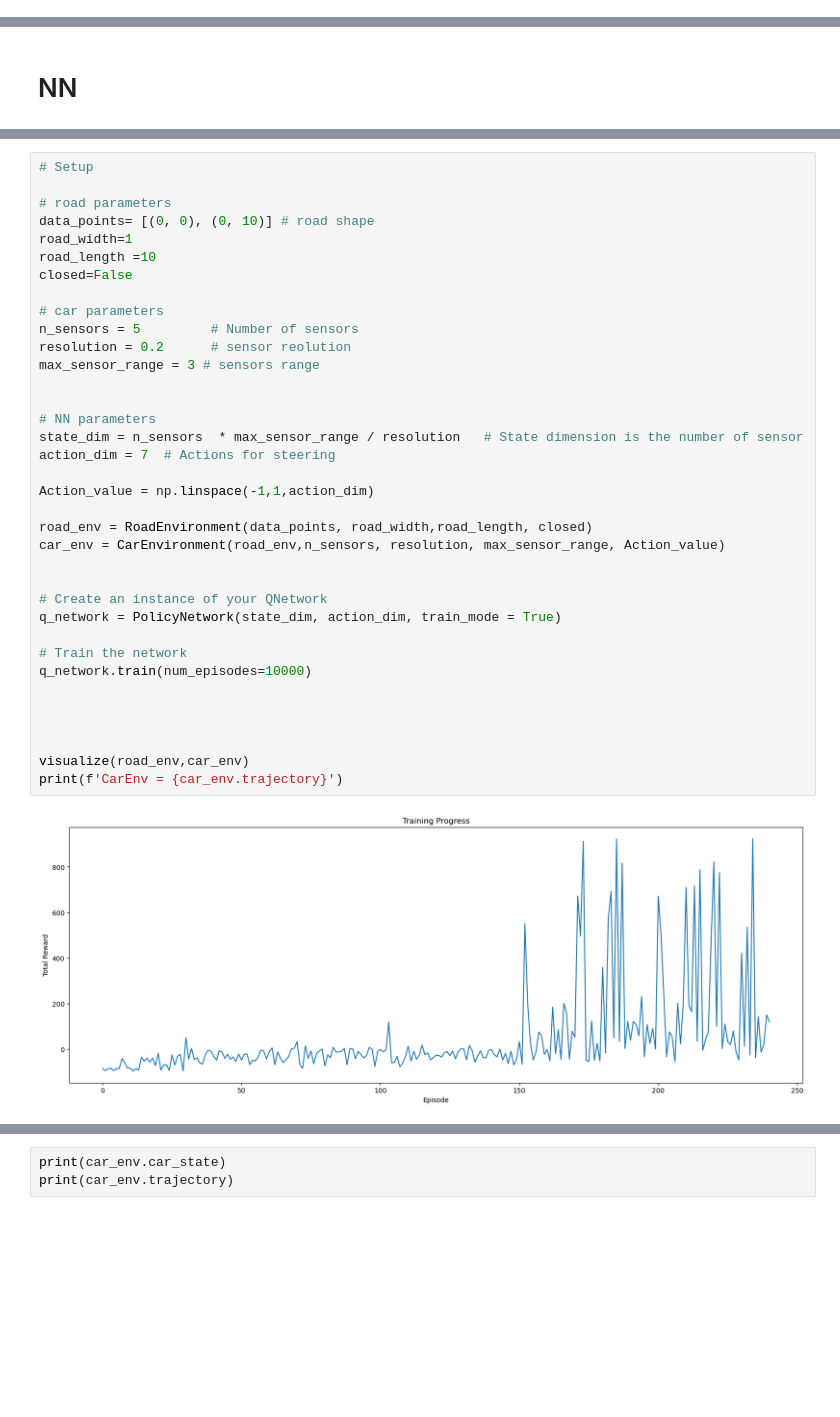
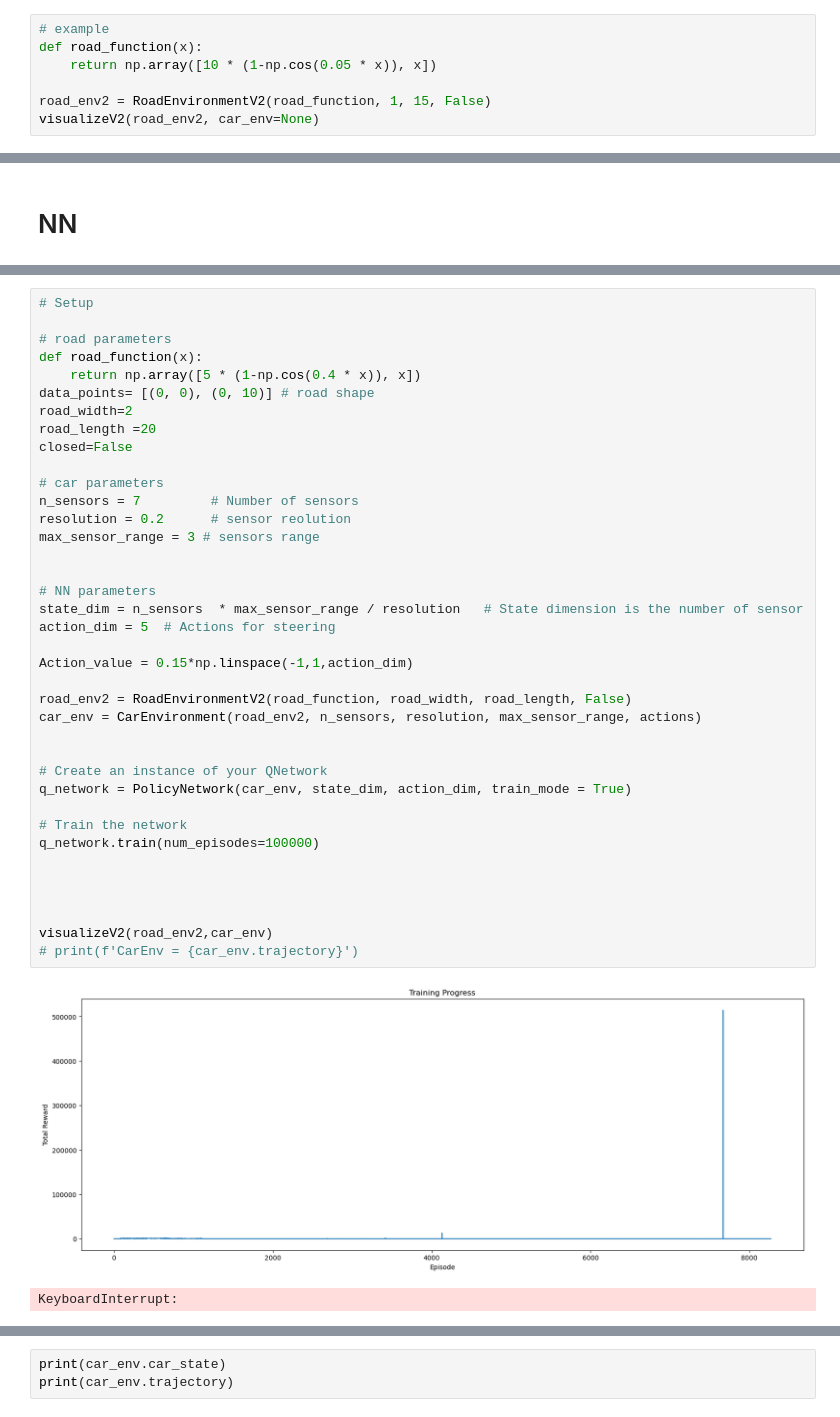
Before and after one commit to OmerShiranC/RL-Project, a Jupyter notebook: DDPG Car.ipynb, the cells around one changed output, grey strips where cells are left out. Cells and saved outputs as stored; diff of their text form; blank space fills up the shorter version.

Commit message:
Add different road shaps
add load trained model and continue training it

# ned to add step limit

```diff
--- a/DDPG Car.ipynb
+++ b/DDPG Car.ipynb
@@ -134,0 +207,7 @@ class RoadEnvironment:
+# %%
+# example
+def road_function(x):
+    return np.array([10 * (1-np.cos(0.05 * x)), x])
+
+road_env2 = RoadEnvironmentV2(road_function, 1, 15, False)
+visualizeV2(road_env2, car_env=None)
@@ -310,38 +430,41 @@ class PolicyNetwork(nn.Module):
 # %%
 # Setup
 
 # road parameters
+def road_function(x):
+    return np.array([5 * (1-np.cos(0.4 * x)), x])
 data_points= [(0, 0), (0, 10)] # road shape
-road_width=1
-road_length =10
+road_width=2
+road_length =20
 closed=False
 
 # car parameters
-n_sensors = 5         # Number of sensors
+n_sensors = 7         # Number of sensors
 resolution = 0.2      # sensor reolution
 max_sensor_range = 3 # sensors range
 
 
 # NN parameters
 state_dim = n_sensors  * max_sensor_range / resolution   # State dimension is the number of sensor
-action_dim = 7  # Actions for steering
+action_dim = 5  # Actions for steering
 
-Action_value = np.linspace(-1,1,action_dim)
+Action_value = 0.15*np.linspace(-1,1,action_dim)
 
-road_env = RoadEnvironment(data_points, road_width,road_length, closed)
-car_env = CarEnvironment(road_env,n_sensors, resolution, max_sensor_range, Action_value)
+road_env2 = RoadEnvironmentV2(road_function, road_width, road_length, False)
+car_env = CarEnvironment(road_env2, n_sensors, resolution, max_sensor_range, actions)
 
 
 # Create an instance of your QNetwork
-q_network = PolicyNetwork(state_dim, action_dim, train_mode = True)
+q_network = PolicyNetwork(car_env, state_dim, action_dim, train_mode = True)
 
 # Train the network
-q_network.train(num_episodes=10000)
+q_network.train(num_episodes=100000)
 
 
 
 
-visualize(road_env,car_env)
-print(f'CarEnv = {car_env.trajectory}')
+visualizeV2(road_env2,car_env)
+# print(f'CarEnv = {car_env.trajectory}')
 # %% [output]
-[figure, old version]
+[figure, new version]
+KeyboardInterrupt:
```
Also changed, not shown: parts of 17 cells of this notebook, 3 other files.
